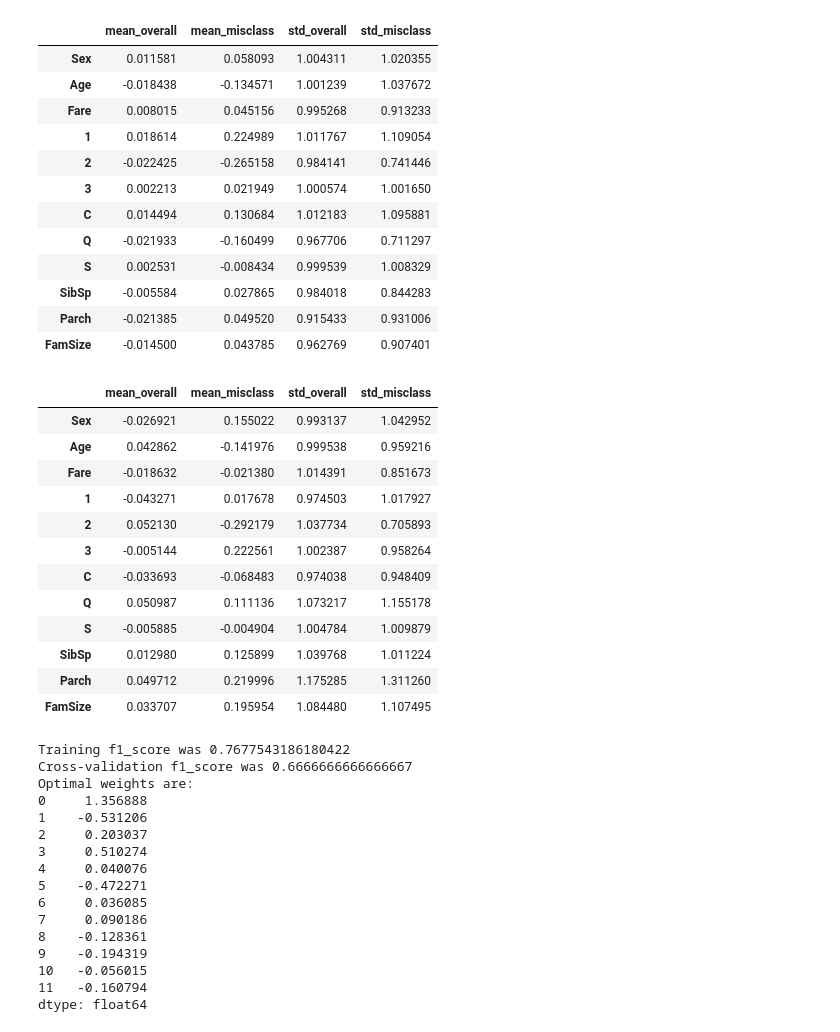
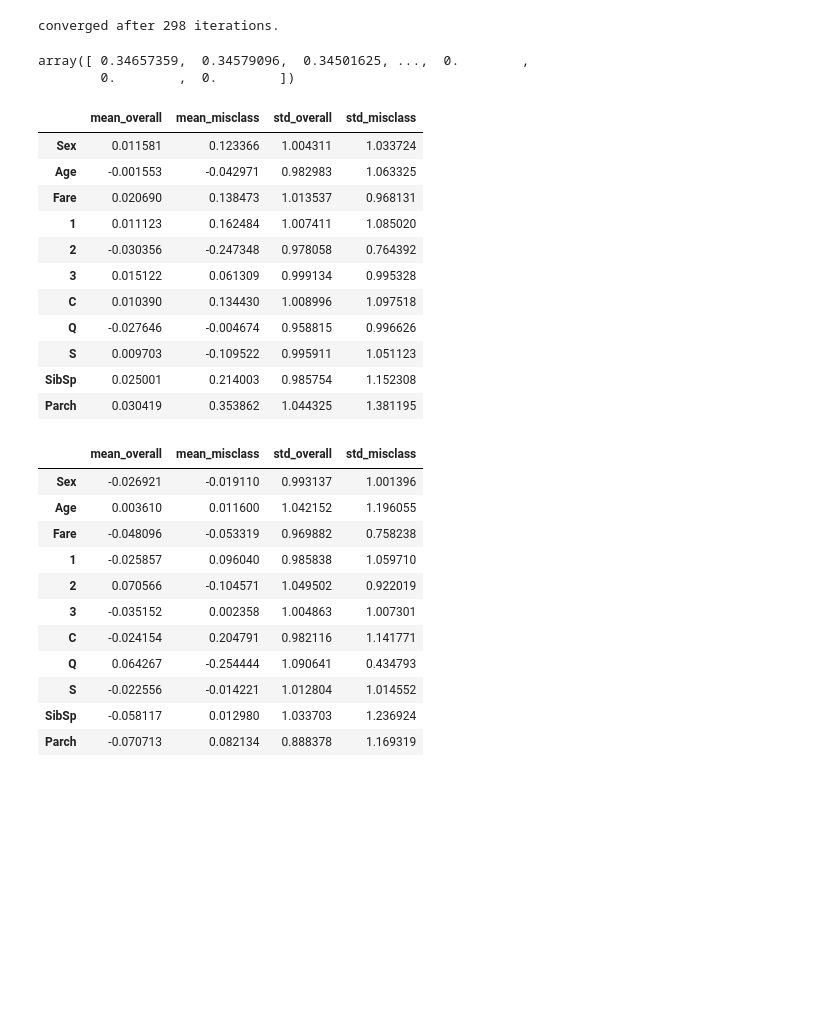
Before and after one commit to ariakoehler/kaggle_titanic, a Jupyter notebook: titanic.ipynb, the cells around one changed output. Saved outputs shown, nothing was run; the diff lists cells and outputs as text; code cells hidden in the pictures; blank space fills up the shorter version.

```diff
--- a/titanic.ipynb
+++ b/titanic.ipynb
@@ -19,7 +19,7 @@ rcParams['figure.figsize'] = 6,5
 # %%
 titanic_data = tu.load(opt='train')
 
-attaching_keys=['Sex','Age','Fare','Pclass','Embarked','SibSp','Parch',np.array(['Parch','SibSp'])]
+attaching_keys=['Sex','Age','Fare','Pclass','Embarked','SibSp','Parch']#,np.array(['Parch','SibSp'])]
 
 new_data, data_targets = tu.mung(titanic_data, attaching_keys, base_truth='Survived')
 
@@ -102,53 +98,38 @@ display(sb.heatmap(corr))
 # %%
 #Try clustering, then running a regression on each cluster; data seems to break down into 3 groups
 
 log_reg = tu.LogisticRegressor(max_it=5000, lambd=0.3, alpha=0.01, metric='f1_score')
 
-log_reg.fit(new_data, data_targets, portion_train=0.7, return_differences=True)
+theta, train_error, cv_error = log_reg.fit(new_data, data_targets, portion_train=0.7, return_errors=True, return_differences=True, display_cost_log=True)
 
-print('Training {} was {}'.format(log_reg.metric, 1 - log_reg.train_error))
-print('Cross-validation {} was {}'.format(log_reg.metric, 1 - log_reg.cv_error))
-print('Optimal weights are: \n{}'.format(log_reg.weights))
+print('Training {} was {}'.format(log_reg.metric, 1 - train_error))
+print('Cross-validation {} was {}'.format(log_reg.metric, 1 - cv_error))
+print('Optimal weights are: \n{}'.format(theta))
 # %% [output]
+converged after 298 iterations.
+array([ 0.34657359,  0.34579096,  0.34501625, ...,  0.        ,
+        0.        ,  0.        ])
 |  | mean_overall | mean_misclass | std_overall | std_misclass |
-| Sex | 0.011581 | 0.058093 | 1.004311 | 1.020355 |
-| Age | -0.018438 | -0.134571 | 1.001239 | 1.037672 |
-| Fare | 0.008015 | 0.045156 | 0.995268 | 0.913233 |
-| 1 | 0.018614 | 0.224989 | 1.011767 | 1.109054 |
-| 2 | -0.022425 | -0.265158 | 0.984141 | 0.741446 |
-| 3 | 0.002213 | 0.021949 | 1.000574 | 1.001650 |
-| C | 0.014494 | 0.130684 | 1.012183 | 1.095881 |
-| Q | -0.021933 | -0.160499 | 0.967706 | 0.711297 |
-| S | 0.002531 | -0.008434 | 0.999539 | 1.008329 |
-| SibSp | -0.005584 | 0.027865 | 0.984018 | 0.844283 |
-| Parch | -0.021385 | 0.049520 | 0.915433 | 0.931006 |
-| FamSize | -0.014500 | 0.043785 | 0.962769 | 0.907401 |
+| Sex | 0.011581 | 0.123366 | 1.004311 | 1.033724 |
+| Age | -0.001553 | -0.042971 | 0.982983 | 1.063325 |
+| Fare | 0.020690 | 0.138473 | 1.013537 | 0.968131 |
+| 1 | 0.011123 | 0.162484 | 1.007411 | 1.085020 |
+| 2 | -0.030356 | -0.247348 | 0.978058 | 0.764392 |
+| 3 | 0.015122 | 0.061309 | 0.999134 | 0.995328 |
+| C | 0.010390 | 0.134430 | 1.008996 | 1.097518 |
+| Q | -0.027646 | -0.004674 | 0.958815 | 0.996626 |
+| S | 0.009703 | -0.109522 | 0.995911 | 1.051123 |
+| SibSp | 0.025001 | 0.214003 | 0.985754 | 1.152308 |
+| Parch | 0.030419 | 0.353862 | 1.044325 | 1.381195 |
 |  | mean_overall | mean_misclass | std_overall | std_misclass |
-| Sex | -0.026921 | 0.155022 | 0.993137 | 1.042952 |
-| Age | 0.042862 | -0.141976 | 0.999538 | 0.959216 |
-| Fare | -0.018632 | -0.021380 | 1.014391 | 0.851673 |
-| 1 | -0.043271 | 0.017678 | 0.974503 | 1.017927 |
-| 2 | 0.052130 | -0.292179 | 1.037734 | 0.705893 |
-| 3 | -0.005144 | 0.222561 | 1.002387 | 0.958264 |
-| C | -0.033693 | -0.068483 | 0.974038 | 0.948409 |
-| Q | 0.050987 | 0.111136 | 1.073217 | 1.155178 |
-| S | -0.005885 | -0.004904 | 1.004784 | 1.009879 |
-| SibSp | 0.012980 | 0.125899 | 1.039768 | 1.011224 |
-| Parch | 0.049712 | 0.219996 | 1.175285 | 1.311260 |
-| FamSize | 0.033707 | 0.195954 | 1.084480 | 1.107495 |
+| Sex | -0.026921 | -0.019110 | 0.993137 | 1.001396 |
+| Age | 0.003610 | 0.011600 | 1.042152 | 1.196055 |
+| Fare | -0.048096 | -0.053319 | 0.969882 | 0.758238 |
+| 1 | -0.025857 | 0.096040 | 0.985838 | 1.059710 |
+| 2 | 0.070566 | -0.104571 | 1.049502 | 0.922019 |
+| 3 | -0.035152 | 0.002358 | 1.004863 | 1.007301 |
+| C | -0.024154 | 0.204791 | 0.982116 | 1.141771 |
+| Q | 0.064267 | -0.254444 | 1.090641 | 0.434793 |
+| S | -0.022556 | -0.014221 | 1.012804 | 1.014552 |
+| SibSp | -0.058117 | 0.012980 | 1.033703 | 1.236924 |
+| Parch | -0.070713 | 0.082134 | 0.888378 | 1.169319 |
-Training f1_score was 0.7677543186180422
-Cross-validation f1_score was 0.6666666666666667
-Optimal weights are:
-0     1.356888
-1    -0.531206
-2     0.203037
-3     0.510274
-4     0.040076
-5    -0.472271
-6     0.036085
-7     0.090186
-8    -0.128361
-9    -0.194319
-10   -0.056015
-11   -0.160794
-dtype: float64
```
Also changed, not shown: parts of 8 cells of this notebook, 2 other files.
